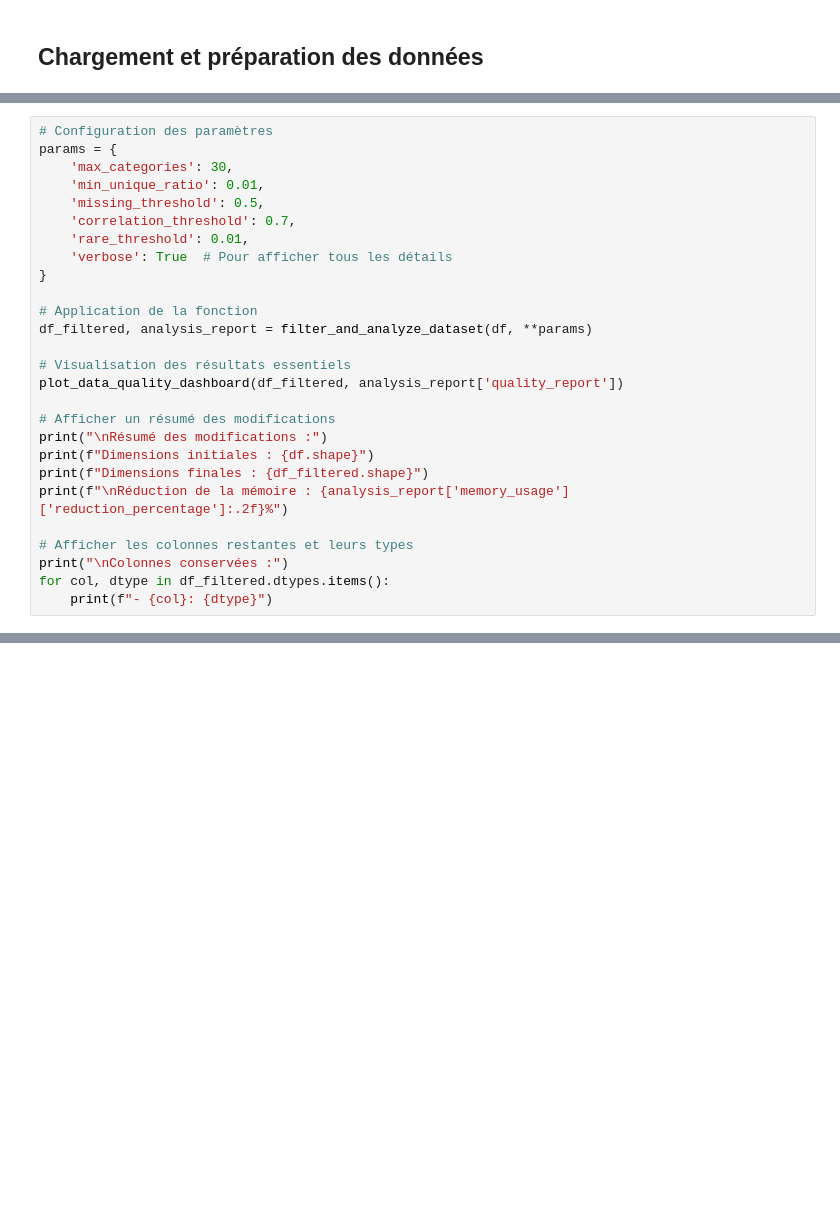
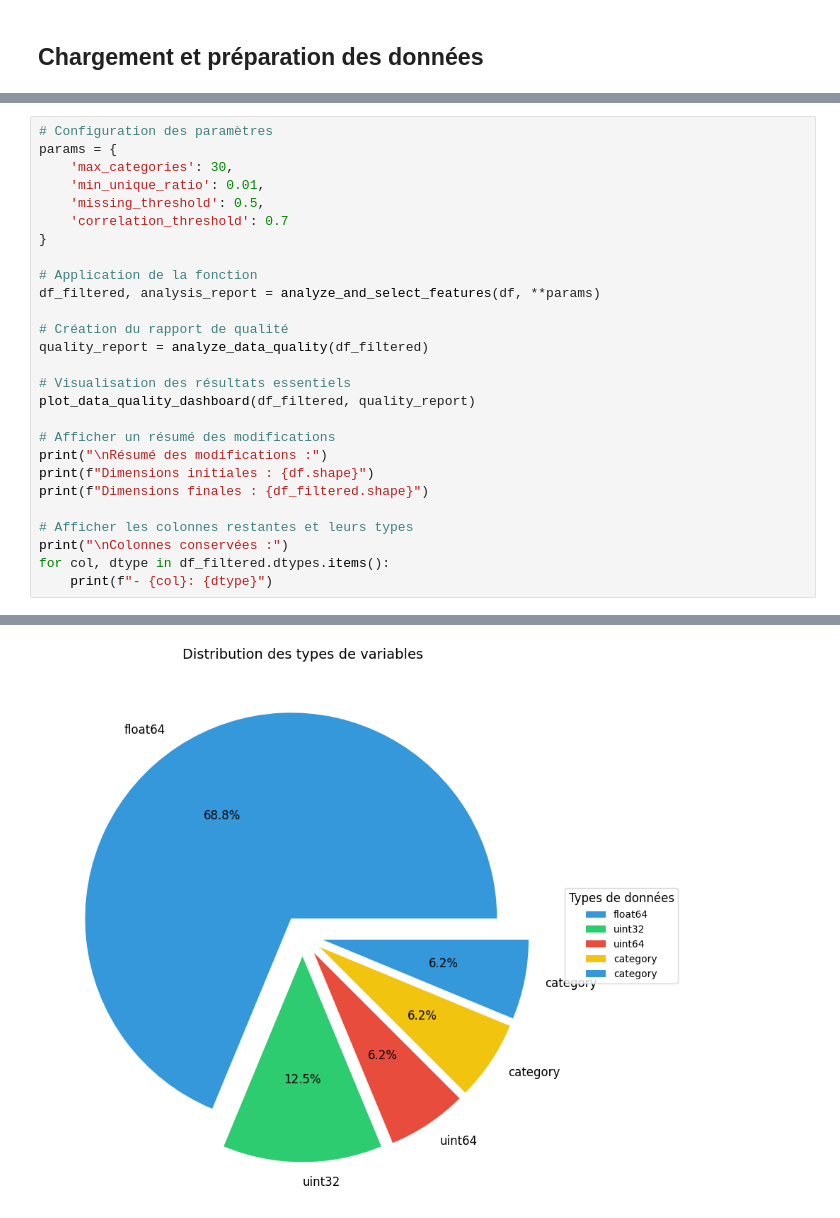
Before and after one commit to HerySon/teaching_ml_bis_2025, a Jupyter notebook: notebooks/Filtration_Dataset.ipynb, the cells around one changed output, grey strips where cells are left out. Cells and saved outputs as stored; diff of their text form; blank space fills up the shorter version.

Commit message:
Fix: Code quality improvements to reach 10/10 pylint score

```diff
--- a/notebooks/Filtration_Dataset.ipynb
+++ b/notebooks/Filtration_Dataset.ipynb
@@ -24,22 +26,22 @@ params = {
     'max_categories': 30,
     'min_unique_ratio': 0.01,
     'missing_threshold': 0.5,
-    'correlation_threshold': 0.7,
-    'rare_threshold': 0.01,
-    'verbose': True  # Pour afficher tous les détails
+    'correlation_threshold': 0.7
 }
 
 # Application de la fonction
-df_filtered, analysis_report = filter_and_analyze_dataset(df, **params)
+df_filtered, analysis_report = analyze_and_select_features(df, **params)
+
+# Création du rapport de qualité
+quality_report = analyze_data_quality(df_filtered)
 
 # Visualisation des résultats essentiels
-plot_data_quality_dashboard(df_filtered, analysis_report['quality_report'])
+plot_data_quality_dashboard(df_filtered, quality_report)
 
 # Afficher un résumé des modifications
 print("\nRésumé des modifications :")
 print(f"Dimensions initiales : {df.shape}")
 print(f"Dimensions finales : {df_filtered.shape}")
-print(f"\nRéduction de la mémoire : {analysis_report['memory_usage']['reduction_percentage']:.2f}%")
 
 # Afficher les colonnes restantes et leurs types
 print("\nColonnes conservées :")
@@ -49,0 +61 @@ TypeError: filter_and_analyze_dataset() got an unexpected keyword argument 'min_
+[figure, added]
```
Also changed, not shown: parts of 2 cells of this notebook, 1 other file.
